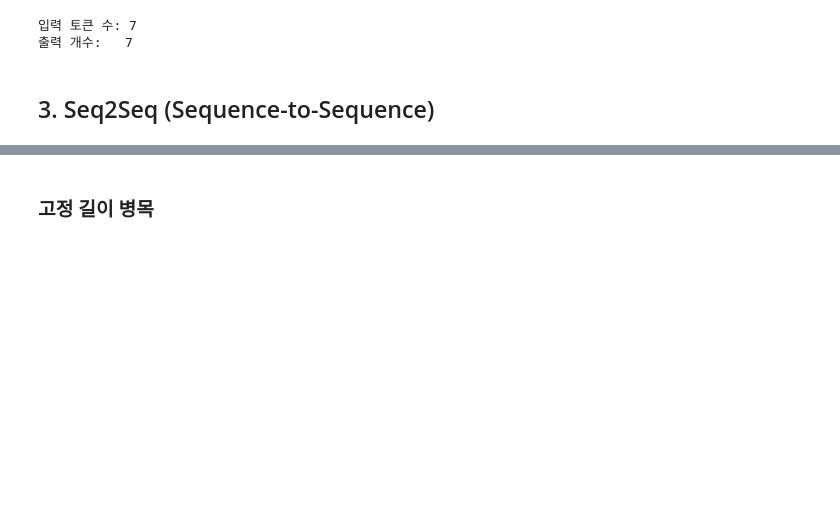
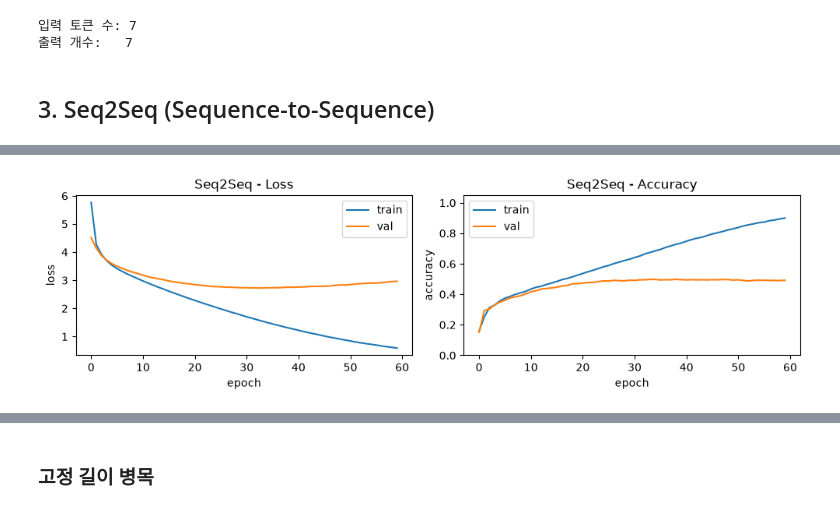
Before and after one commit to kimtaeyeong1229/nlp-study, a Jupyter notebook: notebooks/2주차. Attention 이전의 자연어.ipynb, the cells around one changed output, grey strips where cells are left out. Drawn from its saved outputs; the diff is of its cells as text; code cells hidden in the pictures; blank space fills up the shorter version.

```diff
--- a/notebooks/2주차. Attention 이전의 자연어.ipynb
+++ b/notebooks/2주차. Attention 이전의 자연어.ipynb
@@ -160,12 +303,12 @@ RNN epoch 1499 | loss 0.687 | 정확도 0.58
 # 게이트가 늘어난 만큼 LSTM과 GRU는 RNN보다 파라미터가 많다
 import torch.nn as nn
 
-hidden_size = 64
-input_size = 32
+cmp_hidden = 64
+cmp_input = 32
 
-rnn = nn.RNN(input_size, hidden_size, batch_first=True)
-lstm = nn.LSTM(input_size, hidden_size, batch_first=True)
-gru = nn.GRU(input_size, hidden_size, batch_first=True)
+rnn = nn.RNN(cmp_input, cmp_hidden, batch_first=True)
+lstm = nn.LSTM(cmp_input, cmp_hidden, batch_first=True)
+gru = nn.GRU(cmp_input, cmp_hidden, batch_first=True)
 
 
 def count_params(m):
@@ -242,7 +394,7 @@ GRU / LSTM 비율: 0.75
 ### 입출력 길이 문제
 # %%
 # RNN은 입력을 몇 토큰 읽든 출력도 똑같은 개수만큼 나온다
-x = torch.randn(1, 7, input_size)  # 7토큰짜리 입력
+x = torch.randn(1, 7, cmp_input)  # 7토큰짜리 입력
 out, _ = rnn(x)
 print(f"입력 토큰 수: {x.shape[1]}")
 print(f"출력 개수:   {out.shape[1]}")
@@ -320,0 +406,87 @@ Seq2Seq epoch 1999 | loss 0.018 | 정확도 1.00
+# %%
+# 인코더-디코더를 학습시키며 실제 번역 데이터로 loss와 정확도가 어떻게 움직이는지 본다
+from torch.nn.utils.rnn import pad_sequence, pack_padded_sequence
+
+embed_dim, s2s_hidden = 64, 128
+en_emb = nn.Embedding(len(en_itos), embed_dim, padding_idx=PAD)
+ko_emb = nn.Embedding(len(ko_itos), embed_dim, padding_idx=PAD)
+encoder = nn.LSTM(embed_dim, s2s_hidden, batch_first=True)
+decoder = nn.LSTM(embed_dim, s2s_hidden, batch_first=True)
+output_layer = nn.Linear(s2s_hidden, len(ko_itos))
+
+params = list(en_emb.parameters()) + list(ko_emb.parameters()) \
+    + list(encoder.parameters()) + list(decoder.parameters()) + list(output_layer.parameters())
+optimizer = torch.optim.Adam(params, lr=1e-3)
+criterion = nn.CrossEntropyLoss(ignore_index=PAD)
+
+
+def make_batch(items):
+    src_list = [s for s, _ in items]
+    tgt_list = [t for _, t in items]
+    src_lens = torch.tensor([len(s) for s in src_list])
+    order = src_lens.argsort(descending=True)
+    src_list = [src_list[i] for i in order]
+    tgt_list = [tgt_list[i] for i in order]
+    src_lens = src_lens[order]
+    src = pad_sequence(src_list, batch_first=True, padding_value=PAD)
+    tgt_full = pad_sequence(tgt_list, batch_first=True, padding_value=PAD)
+    sos_col = torch.full((len(tgt_list), 1), SOS, dtype=torch.long)
+    tgt_in = torch.cat([sos_col, tgt_full[:, :-1]], dim=1)
+    return src, src_lens, tgt_in, tgt_full
+
+
+def run_epoch(dataset, train, bs=64):
+    if train:
+        random.shuffle(dataset)
+    total_loss, total_tok, correct = 0, 0, 0
+    for i in range(0, len(dataset), bs):
+        batch = dataset[i:i + bs]
+        src, src_lens, tgt_in, tgt_out = make_batch(batch)
+        if train:
+            optimizer.zero_grad()
+        packed = pack_padded_sequence(en_emb(src), src_lens, batch_first=True)
+        _, (h, c) = encoder(packed)
+        dec_out, _ = decoder(ko_emb(tgt_in), (h, c))
+        logits = output_layer(dec_out)
+        loss = criterion(logits.reshape(-1, len(ko_itos)), tgt_out.reshape(-1))
+        if train:
+            loss.backward()
+            optimizer.step()
+        mask = tgt_out != PAD
+        correct += ((logits.argmax(-1) == tgt_out) & mask).sum().item()
+        total_tok += mask.sum().item()
+        total_loss += loss.item() * mask.sum().item()
+    return total_loss / total_tok, correct / total_tok
+
+
+history = []
+for epoch in range(60):
+    train_loss, train_acc = run_epoch(train_pairs, train=True)
+    val_loss, val_acc = run_epoch(val_pairs, train=False)
+    history.append((epoch, train_loss, train_acc, val_loss, val_acc))
+    if epoch % 10 == 0 or epoch == 59:
+        print(f"epoch {epoch:>2} | train loss {train_loss:.3f} acc {train_acc:.2f} "
+              f"| val loss {val_loss:.3f} acc {val_acc:.2f}")
+
+epochs_, tl, ta, vl, va = zip(*history)
+fig, axes = plt.subplots(1, 2, figsize=(10, 3))
+axes[0].plot(epochs_, tl, label="train")
+axes[0].plot(epochs_, vl, label="val")
+axes[0].set_title("Seq2Seq - Loss")
+axes[0].set_xlabel("epoch")
+axes[0].set_ylabel("loss")
+axes[0].legend()
+axes[1].plot(epochs_, ta, label="train")
+axes[1].plot(epochs_, va, label="val")
+axes[1].set_title("Seq2Seq - Accuracy")
+axes[1].set_xlabel("epoch")
+axes[1].set_ylabel("accuracy")
+axes[1].set_ylim(0, 1.05)
+axes[1].legend()
+plt.tight_layout()
+plt.show()
+
+test_loss, test_acc = run_epoch(test_pairs, train=False)
+s2s_chance = 1 / len(ko_itos)
+print(f"Seq2Seq TEST 정확도 {test_acc:.2f}  (우연 {s2s_chance:.4f}, {test_acc / s2s_chance:.1f}배)")
+# %% [output]
@@ -320,0 +500 @@ Seq2Seq epoch 1999 | loss 0.018 | 정확도 1.00
+[figure, added]
```
Also changed, not shown: parts of 14 cells of this notebook.
